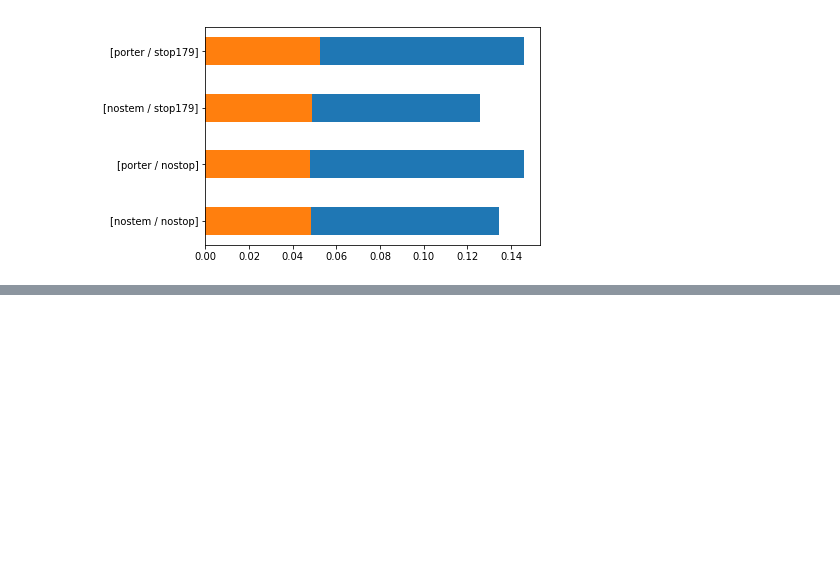
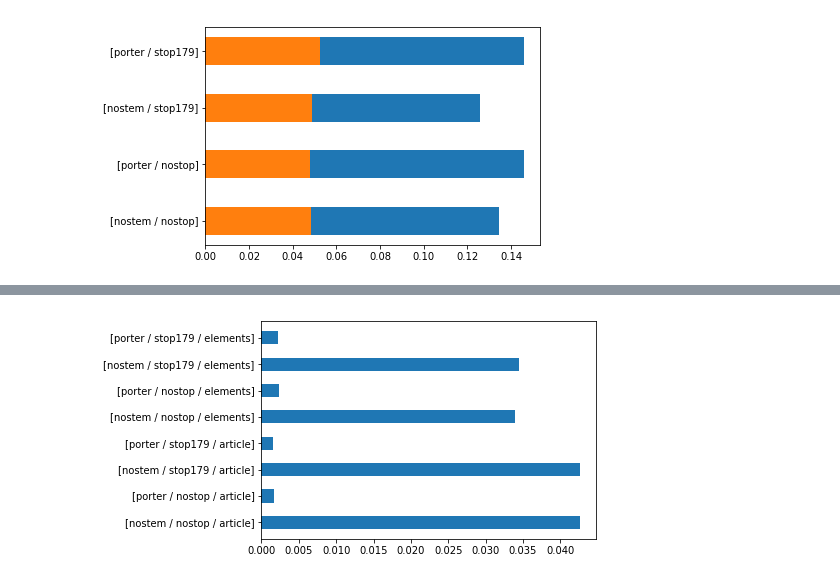
Before and after one commit to ThomasGUICHARD/RechercheInformation, a Jupyter notebook: graphic.ipynb, the cells around one changed output, grey strips where cells are left out. Cells and saved outputs as stored; diff of their text form; code cells hidden in the pictures; blank space fills up the shorter version.

```diff
--- a/graphic.ipynb
+++ b/graphic.ipynb
@@ -101,0 +182,26 @@ plt.savefig("output/ltntlc.png",bbox_inches='tight')
+# %%
+def plot_lt5(algo: str):
+    x = []
+    y = []
+    for ada in algo_data5[algo]:
+        stem = ada["stem"]
+        stop = ada["stop"]
+        magp = ada["magp"]
+        gran = ada["gran"]
+
+        x.append(magp)
+        y.append(f"[{stem} / {stop} / {gran}]")
+
+    pos = np.arange(len(y))
+
+    plt.barh(pos,
+                x,
+                tick_label=y,
+                align='center',
+                height=0.5,
+        )
+# %%
+plot_lt5("SMART_LTN")
+plt.savefig("output/ltn_elem.png",bbox_inches='tight')
+# %% [output]
+[figure, added]
```
Also changed, not shown: parts of 3 cells of this notebook.
